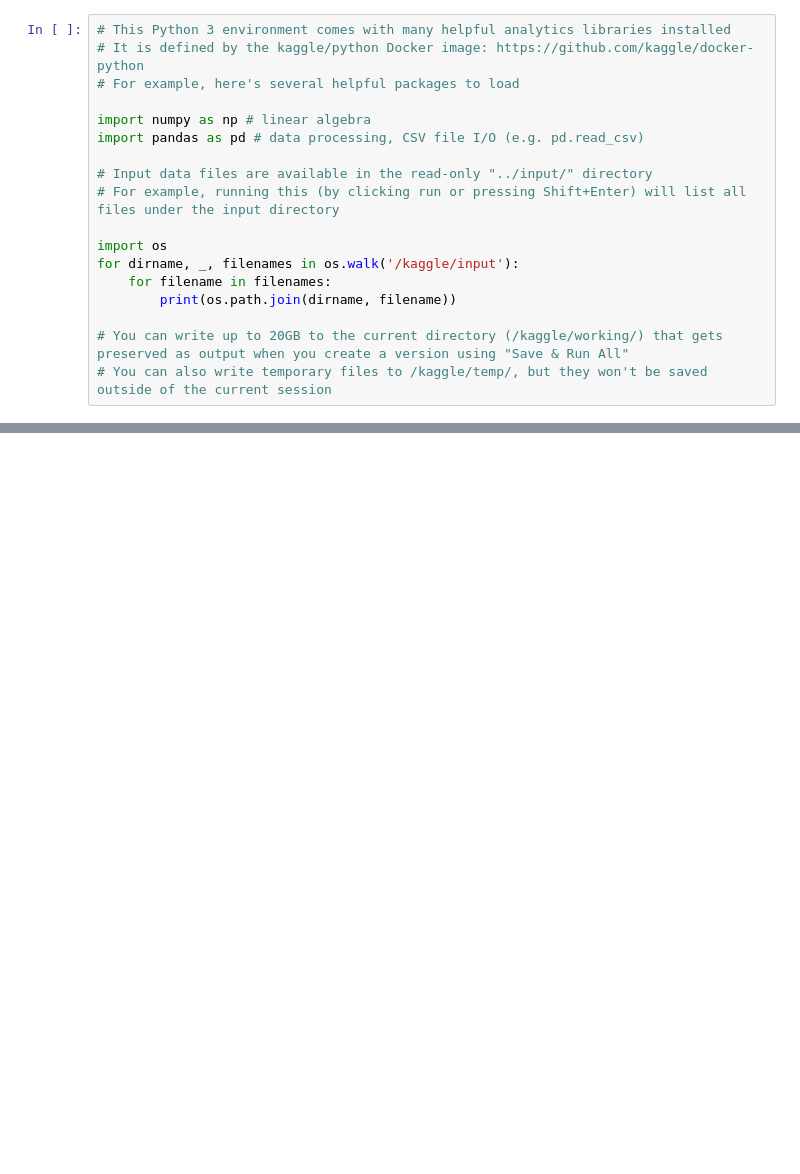
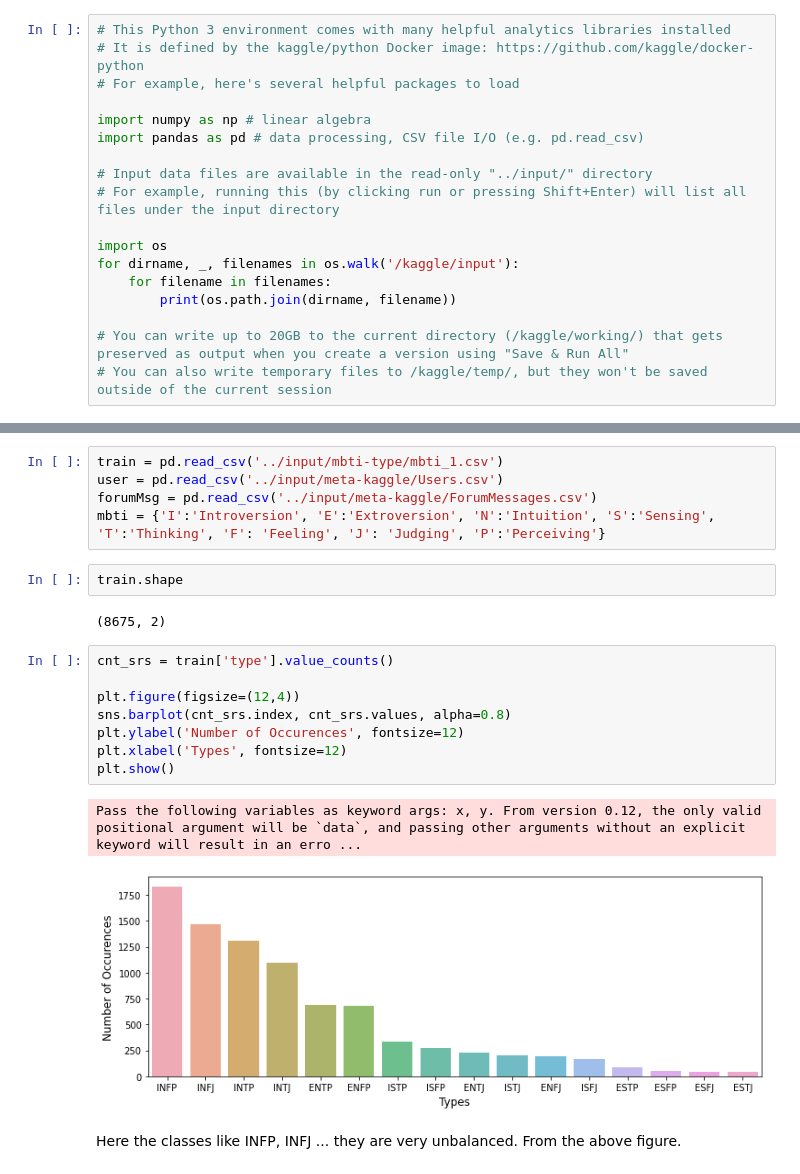
Before and after one commit to RAIERIN/kaggle-projects, a Jupyter notebook: Learn/Concepts/mbti-myers-briggs-personality-type-dataset.ipynb, the cells around one changed output, grey strips where cells are left out. Drawn from its saved outputs; the diff is of its cells as text; blank space fills up the shorter version.

Commit message:
first type MBIT concept done

```diff
--- a/Learn/Concepts/mbti-myers-briggs-personality-type-dataset.ipynb
+++ b/Learn/Concepts/mbti-myers-briggs-personality-type-dataset.ipynb
@@ -248,0 +327,22 @@ The theory of psychological type was introduced in the 1920s by Carl G. Jung. Th
+# %%
+train = pd.read_csv('../input/mbti-type/mbti_1.csv')
+user = pd.read_csv('../input/meta-kaggle/Users.csv')
+forumMsg = pd.read_csv('../input/meta-kaggle/ForumMessages.csv')
+mbti = {'I':'Introversion', 'E':'Extroversion', 'N':'Intuition', 'S':'Sensing', 'T':'Thinking', 'F': 'Feeling', 'J': 'Judging', 'P':'Perceiving'}
+# %%
+train.shape
+# %% [output]
+(8675, 2)
+# %%
+cnt_srs = train['type'].value_counts()
+
+plt.figure(figsize=(12,4))
+sns.barplot(cnt_srs.index, cnt_srs.values, alpha=0.8)
+plt.ylabel('Number of Occurences', fontsize=12)
+plt.xlabel('Types', fontsize=12)
+plt.show()
+# %% [output]
+Pass the following variables as keyword args: x, y. From version 0.12, the only valid positional argument will be `data`, and passing other arguments without an explicit keyword will result in an erro ...
+[figure, added]
+# %% [markdown]
+Here the classes like INFP, INFJ ... they are very unbalanced. From the above figure.
```
Also changed, not shown: parts of 44 cells of this notebook.
